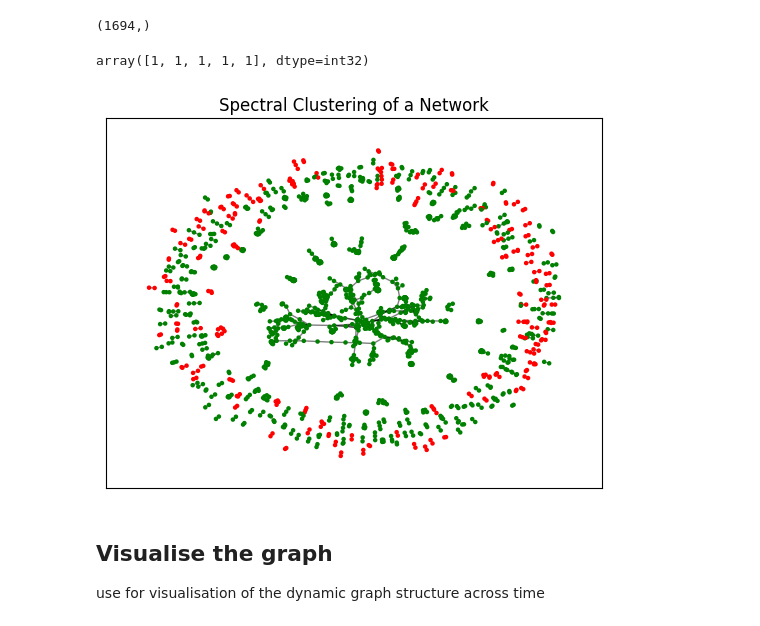
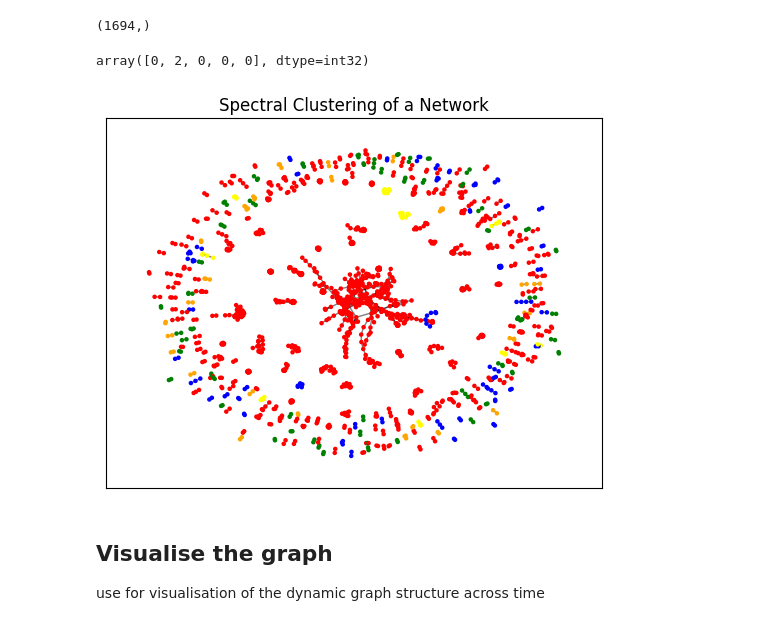
Before and after one commit to PeterHuGC/Imperial_Dissertation_Research, a Jupyter notebook: 4. Feature_Generation/1.Full_Company_Interlock_Exploration.ipynb, the cells around one changed output. Drawn from its saved outputs; the diff is of its cells as text; code cells hidden in the pictures.

```diff
--- a/4. Feature_Generation/1.Full_Company_Interlock_Exploration.ipynb
+++ b/4. Feature_Generation/1.Full_Company_Interlock_Exploration.ipynb
@@ -256,8 +256,8 @@ from sklearn.cluster import SpectralClustering
 A = nx.to_numpy_array(G)
 
 # Number of clusters
-n_clusters = 2
+n_clusters = 5
 
 # Perform Spectral Clustering
-sc = SpectralClustering(n_clusters=n_clusters, affinity='precomputed', n_init=100)
+sc = SpectralClustering(n_clusters=n_clusters, affinity='precomputed', random_state=42) #n_init=100)
 labels = sc.fit_predict(A)
@@ -272,21 +274,21 @@ labels.shape
 # %%
 labels[:5]
 # %% [output]
-array([1, 1, 1, 1, 1], dtype=int32)
+array([0, 2, 0, 0, 0], dtype=int32)
 # %%
-colors = ['red', 'green', 'blue', "orange"] # change colour to get the size from cmap that's it!!
+colors = ['red', 'green', 'blue', "orange", "yellow"] # change colour to get the size from cmap that's it!!
 node_colors = [colors[label] for label in sc.labels_]
 
 # Step 4: Draw the graph
 pos = nx.spring_layout(G)  # positions for all nodes
 nx.draw_networkx_nodes(G, pos, node_color=node_colors, node_size=5)
 nx.draw_networkx_edges(G, pos, alpha=0.5)
 plt.title('Spectral Clustering of a Network')
 plt.show()
 
 # could be useful here for later - not that useful - central appraoch - more sophisticated clustering needed,.
 # %% [output]
-[figure, old version]
+[figure, new version]
 # %% [markdown]
 ## Visualise the graph
 
```
Also changed, not shown: parts of 1 cell of this notebook, 5 other files.
